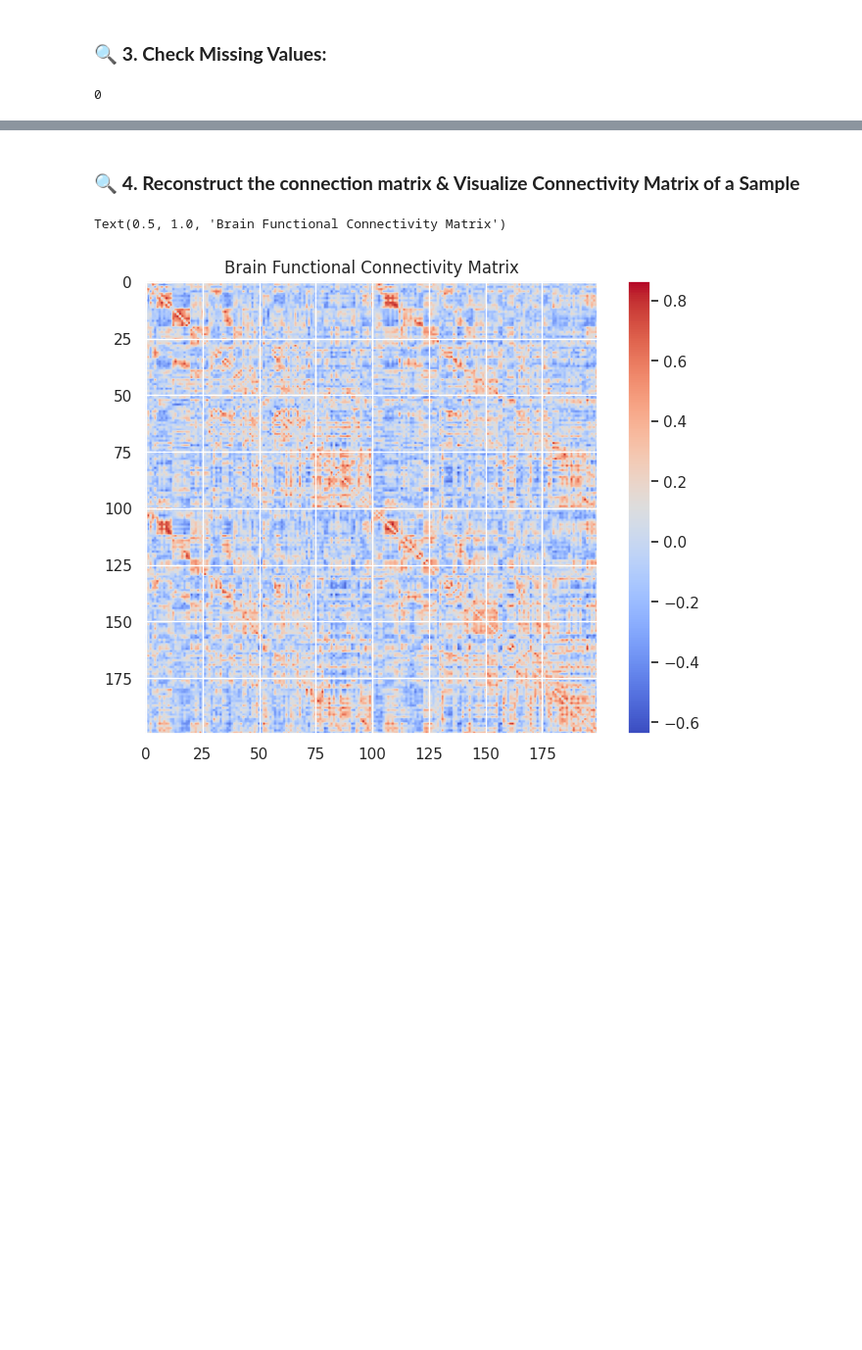
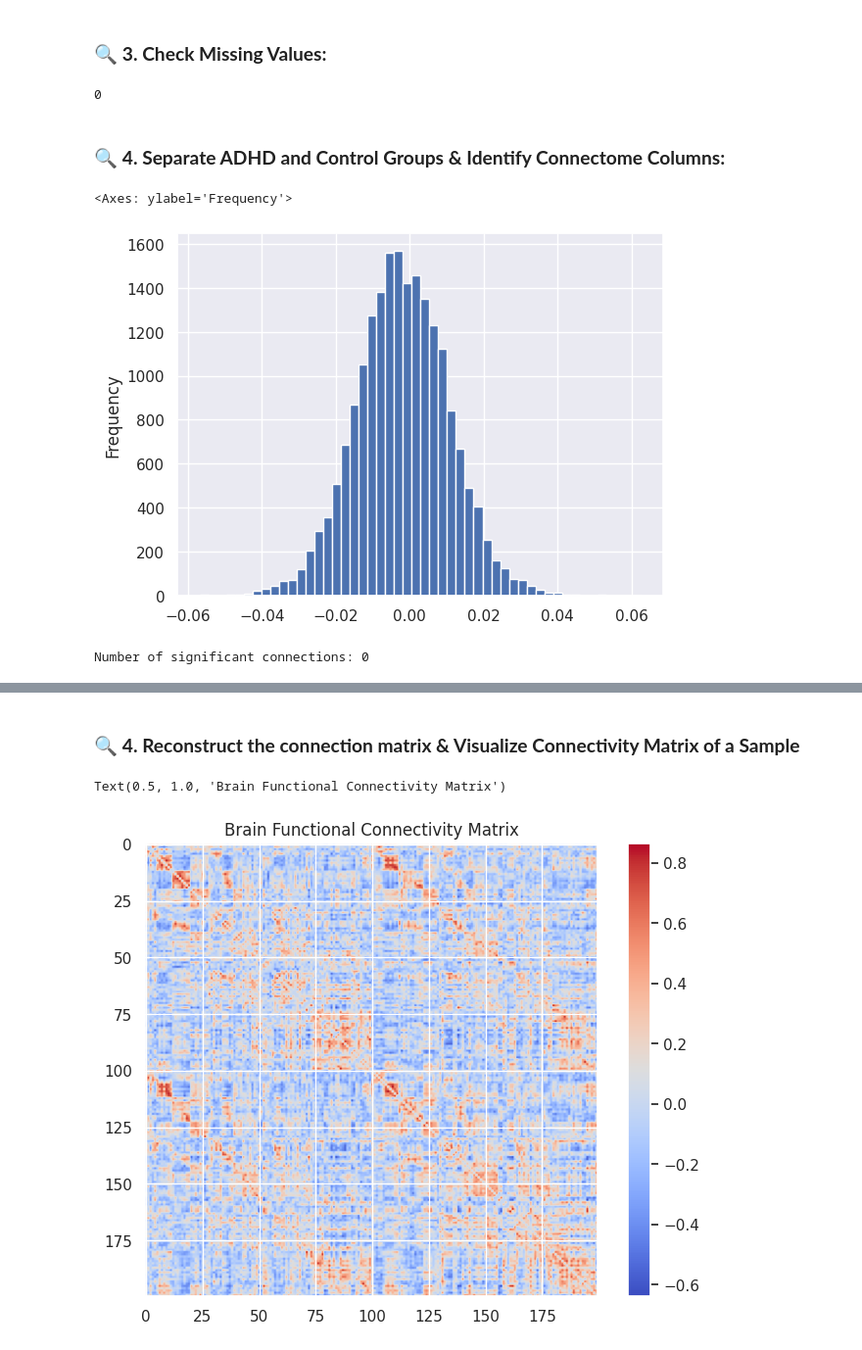
Before and after one commit to yigaai/Psycho_Neuro_ML_Project, a Jupyter notebook: understand-adhd.ipynb, the cells around one changed output, grey strips where cells are left out. Shown at 98% size. Saved outputs shown, nothing was run; the diff lists cells and outputs as text; code cells hidden in the pictures; blank space fills up the shorter version.

Commit message:
Kaggle Notebook | Understand_ADHD(draft) | Understand_ADHD(drafttttttt)

```diff
--- a/understand-adhd.ipynb
+++ b/understand-adhd.ipynb
@@ -742,3 +742,37 @@ df_fcm.head(10)
 df_fcm.isnull().sum().sum()
 # %% [output]
 0
+# %% [markdown]
+### 🔍 **4. Separate ADHD and Control Groups & Identify Connectome Columns:**
+# %%
+adhd_group = df_fcm[df_fcm['ADHD_Outcome']==1]
+control_group = df_fcm[df_fcm['ADHD_Outcome']==0]
+connectome_cols = [col for col in df_fcm.columns if 'throw' in col]
+# %%
+adhd_means = adhd_group[connectome_cols].mean()
+control_means = control_group[connectome_cols].mean()
+diff = adhd_means - control_means
+diff.plot(kind='hist', bins=50)
+# %% [output]
+<Axes: ylabel='Frequency'>
+[figure, added]
+# %%
+from scipy.stats import ttest_ind
+from statsmodels.stats.multitest import fdrcorrection
+from sklearn.preprocessing import StandardScaler
+from sklearn.decomposition import PCA
+
+# Independent T-test
+pvalues = []
+for col in connectome_cols:
+    t,p = stats.ttest_ind(adhd_group[col], control_group[col])
+    pvalues.append((col, t, p))
+
+# FDR
+p_vals = [p for (col,t,p) in pvalues]
+cols = [col for (ocl,t,p) in pvalues]
+reject,_ = fdrcorrection(p_vals, alpha=0.05)
+significant_conns = [col for col,r in zip(cols, reject) if r]
+print(f'Number of significant connections: {len(significant_conns)}')
+# %% [output]
+Number of significant connections: 0
```
Also changed, not shown: parts of 6 cells of this notebook.
